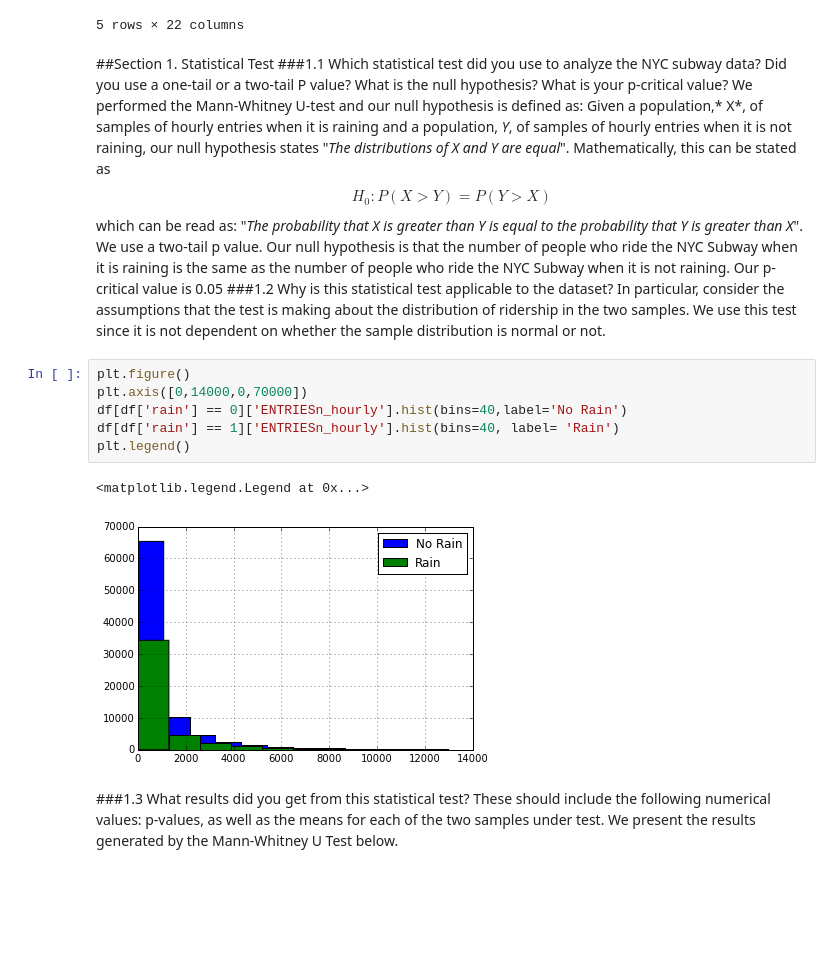
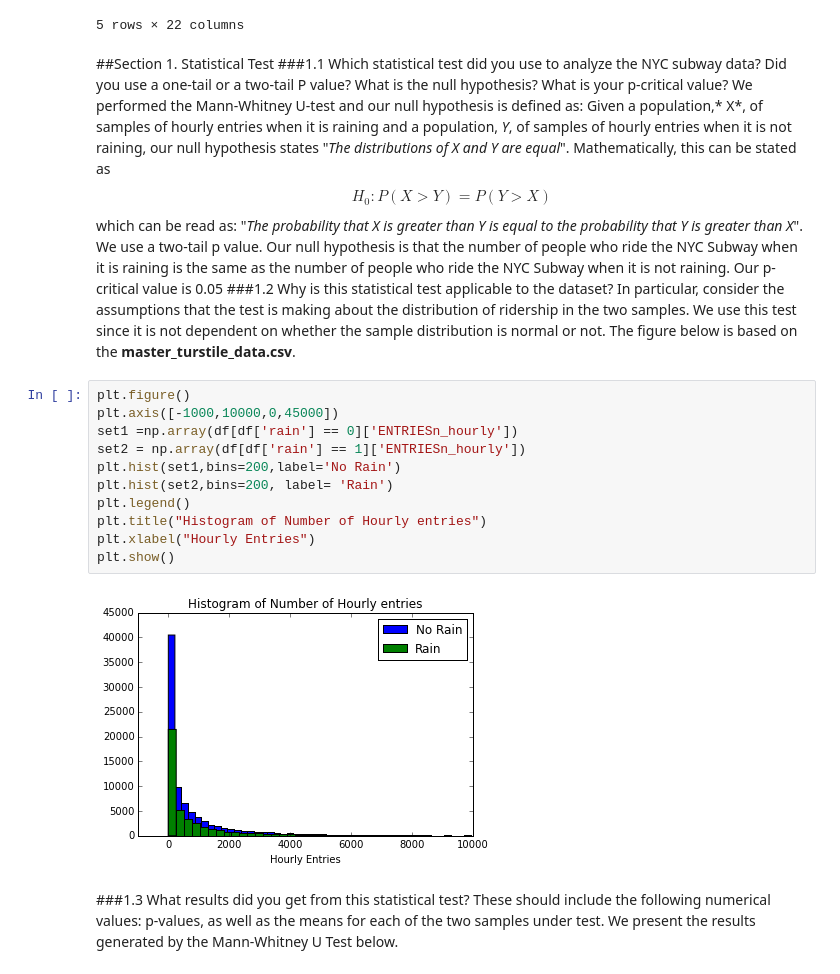
Before and after one commit to rmhyman/DataScience, a Jupyter notebook: DataAnalyst_ND_Project2.ipynb, the cells around one changed output. Drawn from its saved outputs; the diff is of its cells as text; blank space fills up the shorter version.

Commit message:
Another Revision to Project 2
Another update based on reviewer feedback.  Added another link for Wiki
page and updated the bin size and title to the pyplot graph

```diff
--- a/DataAnalyst_ND_Project2.ipynb
+++ b/DataAnalyst_ND_Project2.ipynb
@@ -28,16 +30,20 @@ df.head()
 ###1.1 Which statistical test did you use to analyze the NYC subway data? Did you use a one-tail or a two-tail P value? What is the null hypothesis? What is your p-critical value?
 We performed the Mann-Whitney U-test and our null hypothesis is defined as: Given a population,* X*, of samples of hourly entries when it is raining and a population, *Y*, of samples of hourly entries when it is not raining, our null hypothesis states "*The distributions of X and Y are equal*". Mathematically, this can be stated as $$H_{0}:P(X > Y) = P(Y > X)$$ which can be read as: "*The probability that X is greater than Y is equal to the probability that Y is greater than X*". We use a two-tail p value.  Our null hypothesis is that the number of people who ride the NYC Subway when it is raining is the same as the number of people who ride the NYC Subway when it is not raining.  Our p-critical value is 0.05
 ###1.2 Why is this statistical test applicable to the dataset? In particular, consider the assumptions that the test is making about the distribution of ridership in the two samples.
-We use this test since it is not dependent on whether the sample distribution is normal or not.
+We use this test since it is not dependent on whether the sample distribution is normal or not. The figure below is based on the **master_turstile_data.csv**.
 # %%
 plt.figure()
-plt.axis([0,14000,0,70000])
-df[df['rain'] == 0]['ENTRIESn_hourly'].hist(bins=40,label='No Rain')
-df[df['rain'] == 1]['ENTRIESn_hourly'].hist(bins=40, label= 'Rain')
+plt.axis([-1000,10000,0,45000])
+set1 =np.array(df[df['rain'] == 0]['ENTRIESn_hourly'])
+set2 = np.array(df[df['rain'] == 1]['ENTRIESn_hourly'])
+plt.hist(set1,bins=200,label='No Rain')
+plt.hist(set2,bins=200, label= 'Rain')
 plt.legend()
+plt.title("Histogram of Number of Hourly entries")
+plt.xlabel("Hourly Entries")
+plt.show()
 # %% [output]
-<matplotlib.legend.Legend at 0x...>
-[figure, old version]
+[figure, new version]
 # %% [markdown]
 ###1.3 What results did you get from this statistical test? These should include the following numerical values: p-values, as well as the means for each of the two samples under test.
 We present the results generated by the Mann-Whitney U Test below.
```
Also changed, not shown: parts of 8 cells of this notebook, 1 other file.
